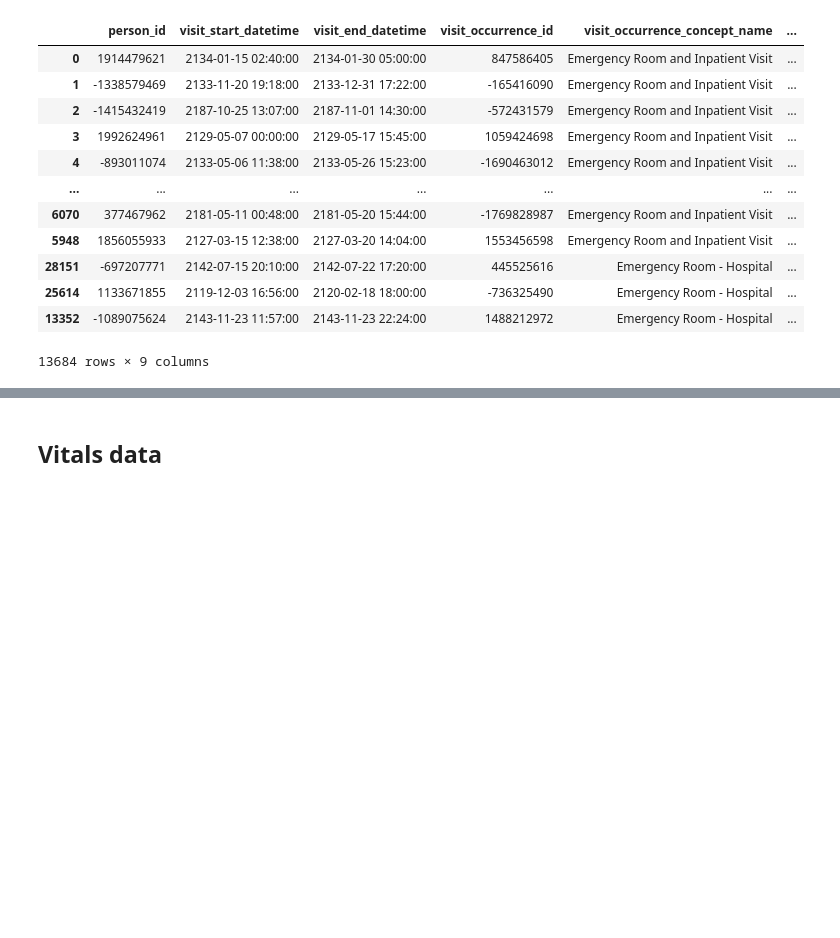
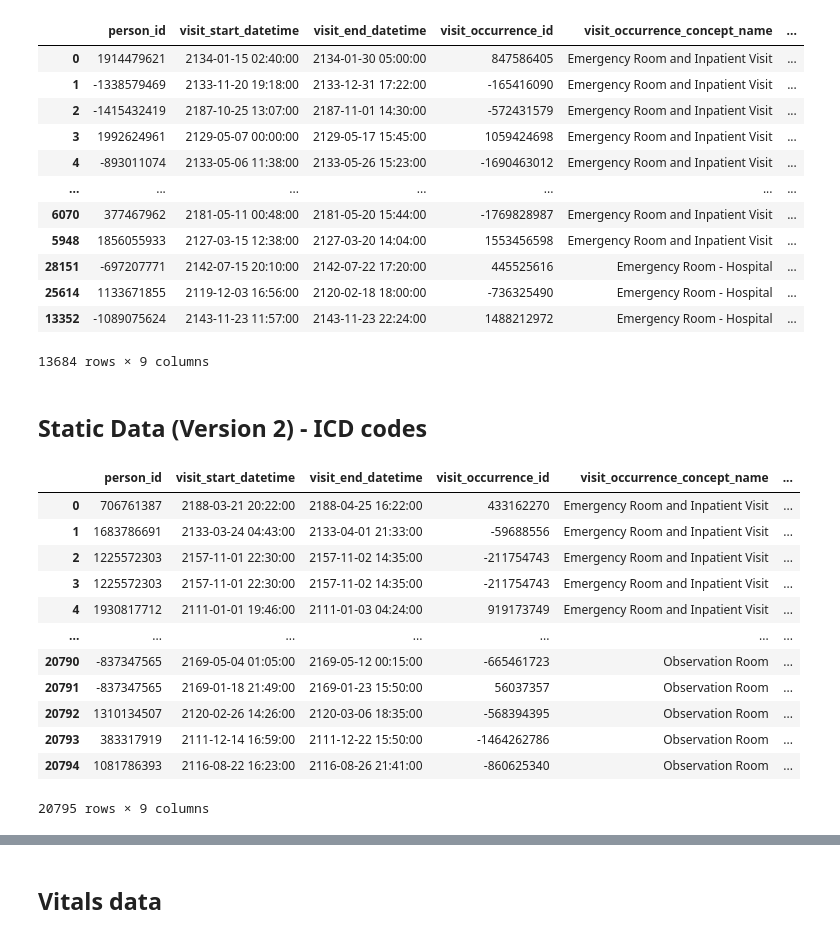
Before and after one commit to ryashpal/ML, a Jupyter notebook: mortality/extract_omop.ipynb, the cells around one changed output, grey strips where cells are left out. Cells and saved outputs as stored; diff of their text form; code cells hidden in the pictures; blank space fills up the shorter version.

```diff
--- a/mortality/extract_omop.ipynb
+++ b/mortality/extract_omop.ipynb
@@ -152,3 +152,50 @@ staticDf
 13684 rows × 9 columns
 # %%
 staticDf.to_csv('data/static_data_v_1.0', index=False)
+# %% [markdown]
+## Static Data (Version 2) - ICD codes
+# %%
+staticPosQuery2 = """
+    SELECT
+    vo.person_id AS person_id,
+    vo.visit_start_datetime AS visit_start_datetime,
+    vo.visit_end_datetime AS visit_end_datetime,
+    vo.visit_occurrence_id AS visit_occurrence_id,
+    con_vo.concept_name AS visit_occurrence_concept_name,
+    (DATE_PART('day', (vo.visit_end_datetime - vo.visit_start_datetime)) * 24) + DATE_PART('hour', (vo.visit_end_datetime - vo.visit_start_datetime)) AS visit_duration_hrs,
+    con_src.concept_name AS visit_source_concept_name,
+    vo.admitting_source_value AS admitting_source_value,
+    1 AS sepsis
+    FROM
+    omop_cdm.visit_occurrence vo
+    INNER JOIN omop_cdm.concept con_vo
+    ON con_vo.concept_id = vo.visit_concept_id
+    INNER JOIN omop_cdm.concept con_src
+    ON con_src.concept_id = vo.visit_source_concept_id
+    INNER JOIN mimiciv.admissions adm
+    ON adm.hadm_id = split_part(vo.visit_source_value, '|', 2)::int
+    INNER JOIN mimiciv.patients pat
+    ON pat.subject_id = adm.subject_id
+    INNER JOIN mimiciv.diagnoses_icd icd
+    ON icd.hadm_id = adm.hadm_id
+    WHERE visit_source_value NOT LIKE '%-%'
+    AND (FLOOR(DATE_PART('day', adm.admittime - make_timestamp(pat.anchor_year, 1, 1, 0, 0, 0))/365.0) + pat.anchor_age) > 18
+    AND (icd.icd_code = '99591' OR icd.icd_code = '99592' or icd.icd_code = '78552' OR icd.icd_code = 'A419' OR icd.icd_code = 'R6520' OR icd.icd_code = 'R6521')
+    ;
+    """
+staticPosDf2 = pd.read_sql_query(staticPosQuery2, con)
+staticPosDf2
+# %% [output]
+|  | person_id | visit_start_datetime | visit_end_datetime | visit_occurrence_id | visit_occurrence_concept_name | ... |
+| 0 | 706761387 | 2188-03-21 20:22:00 | 2188-04-25 16:22:00 | 433162270 | Emergency Room and Inpatient Visit | ... |
+| 1 | 1683786691 | 2133-03-24 04:43:00 | 2133-04-01 21:33:00 | -59688556 | Emergency Room and Inpatient Visit | ... |
+| 2 | 1225572303 | 2157-11-01 22:30:00 | 2157-11-02 14:35:00 | -211754743 | Emergency Room and Inpatient Visit | ... |
+| 3 | 1225572303 | 2157-11-01 22:30:00 | 2157-11-02 14:35:00 | -211754743 | Emergency Room and Inpatient Visit | ... |
+| 4 | 1930817712 | 2111-01-01 19:46:00 | 2111-01-03 04:24:00 | 919173749 | Emergency Room and Inpatient Visit | ... |
+| ... | ... | ... | ... | ... | ... | ... |
+| 20790 | -837347565 | 2169-05-04 01:05:00 | 2169-05-12 00:15:00 | -665461723 | Observation Room | ... |
+| 20791 | -837347565 | 2169-01-18 21:49:00 | 2169-01-23 15:50:00 | 56037357 | Observation Room | ... |
+| 20792 | 1310134507 | 2120-02-26 14:26:00 | 2120-03-06 18:35:00 | -568394395 | Observation Room | ... |
+| 20793 | 383317919 | 2111-12-14 16:59:00 | 2111-12-22 15:50:00 | -1464262786 | Observation Room | ... |
+| 20794 | 1081786393 | 2116-08-22 16:23:00 | 2116-08-26 21:41:00 | -860625340 | Observation Room | ... |
+20795 rows × 9 columns
```
Also changed, not shown: parts of 5 cells of this notebook, 1 other file.
